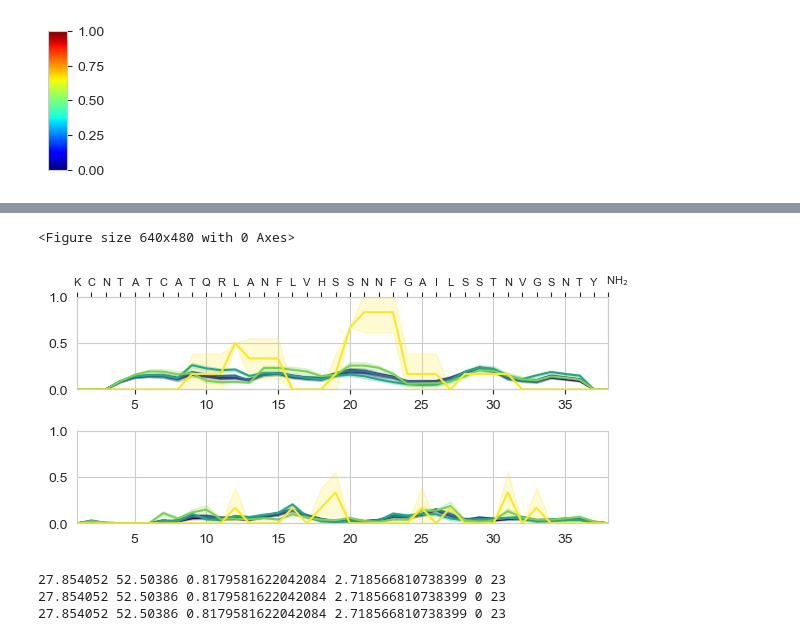
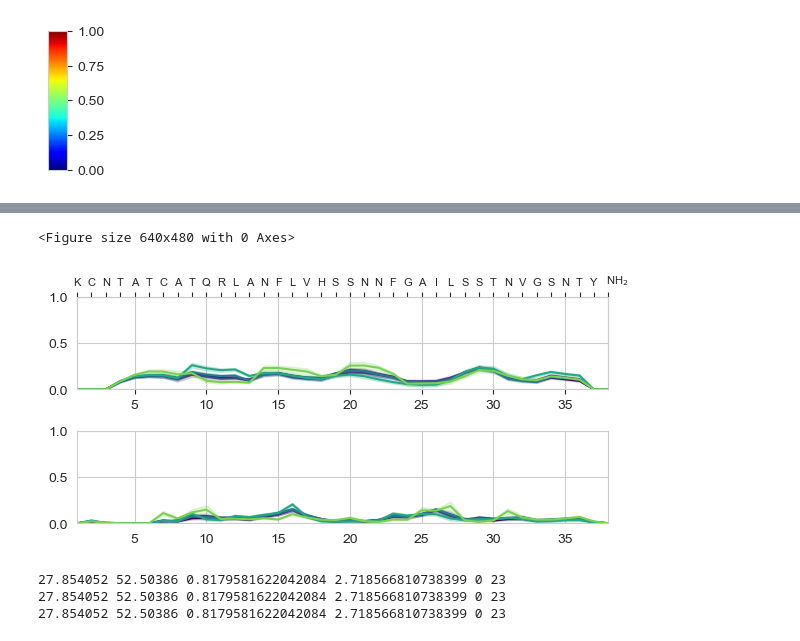
Before and after one commit to paulrobustelli/Garcia_hIAPP_monomer_binders_2025, a Jupyter notebook: wt_hiapp_apo/wt_hiapp_apo_analysis.ipynb, the cells around one changed output, grey strips where cells are left out. Cells and saved outputs as stored; diff of their text form; code cells hidden in the pictures.

```diff
--- a/wt_hiapp_apo/wt_hiapp_apo_analysis.ipynb
+++ b/wt_hiapp_apo/wt_hiapp_apo_analysis.ipynb
@@ -1789,6 +1793,9 @@ plt.clf()
 fig, axes = plt.subplots(2, 1, figsize=(6,3.0))
 
 for i in range(6):
+    if i > 4:
+        continue
+
     H1_H, H1_E = dssp_convert(dsspH1[c_dict[i]])
 
     axes[0].plot(residue_number_offsetres, H1_H[:, 0], label='Helix', color=viridis_hex[i])
@@ -1831,5 +1830,5 @@ Warning: Use more data
 <Figure size 640x480 with 0 Axes>
-[figure, old version]
+[figure, new version]
 # %%
 # save the trajectory for each cluster
 psystem = "wt_hiapp_apo"
```
Also changed, not shown: parts of 10 cells of this notebook, 13 other files.
